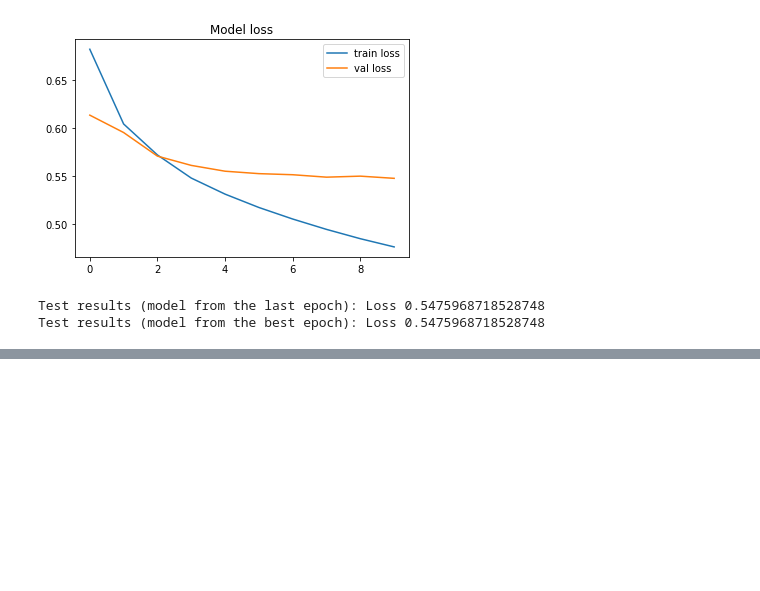
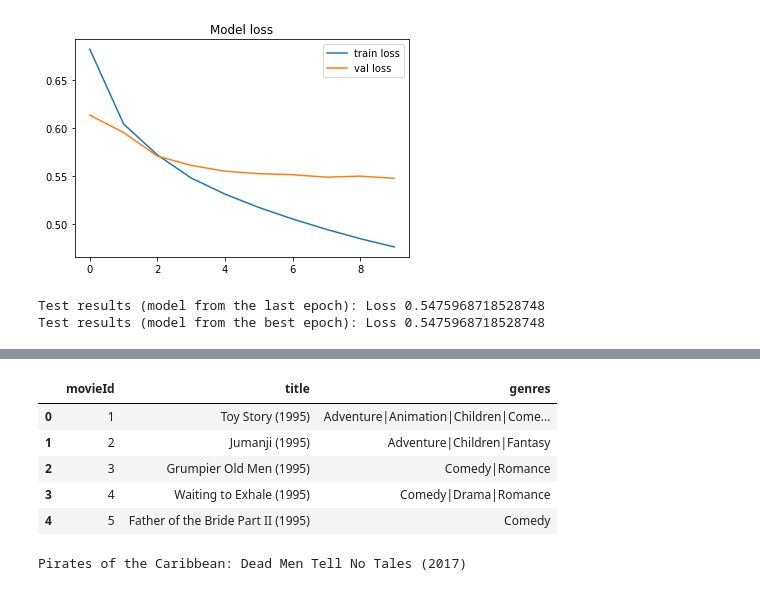
Before and after one commit to dataagnostic/recommendation-with-nn, a Jupyter notebook: movie_recommendation_nn.ipynb, the cells around one changed output, grey strips where cells are left out. Drawn from its saved outputs; the diff is of its cells as text; code cells hidden in the pictures; blank space fills up the shorter version.

```diff
--- a/movie_recommendation_nn.ipynb
+++ b/movie_recommendation_nn.ipynb
@@ -278,0 +281,3 @@ array([[4.1291227],
+# %%
+map_movie_id = pd.read_csv("data/map_movie_id.csv")
+map_movie_name = pd.read_csv("ml-25m/movies.csv")
@@ -278,0 +293,9 @@ array([[4.1291227],
+# %%
+map_movie_name.head()
+# %% [output]
+|  | movieId | title | genres |
+| 0 | 1 | Toy Story (1995) | Adventure|Animation|Children|Come... |
+| 1 | 2 | Jumanji (1995) | Adventure|Children|Fantasy |
+| 2 | 3 | Grumpier Old Men (1995) | Comedy|Romance |
+| 3 | 4 | Waiting to Exhale (1995) | Comedy|Drama|Romance |
+| 4 | 5 | Father of the Bride Part II (1995) | Comedy |
@@ -278,0 +326,5 @@ array([[4.1291227],
+# %%
+sample_movie = df.sample(n=1)['movieId'].values[0]
+print(map_movie_name[map_movie_name['movieId'] == sample_movie]['title'].values[0])
+# %% [output]
+Pirates of the Caribbean: Dead Men Tell No Tales (2017)
```
Also changed, not shown: parts of 43 cells of this notebook, 3 other files.
